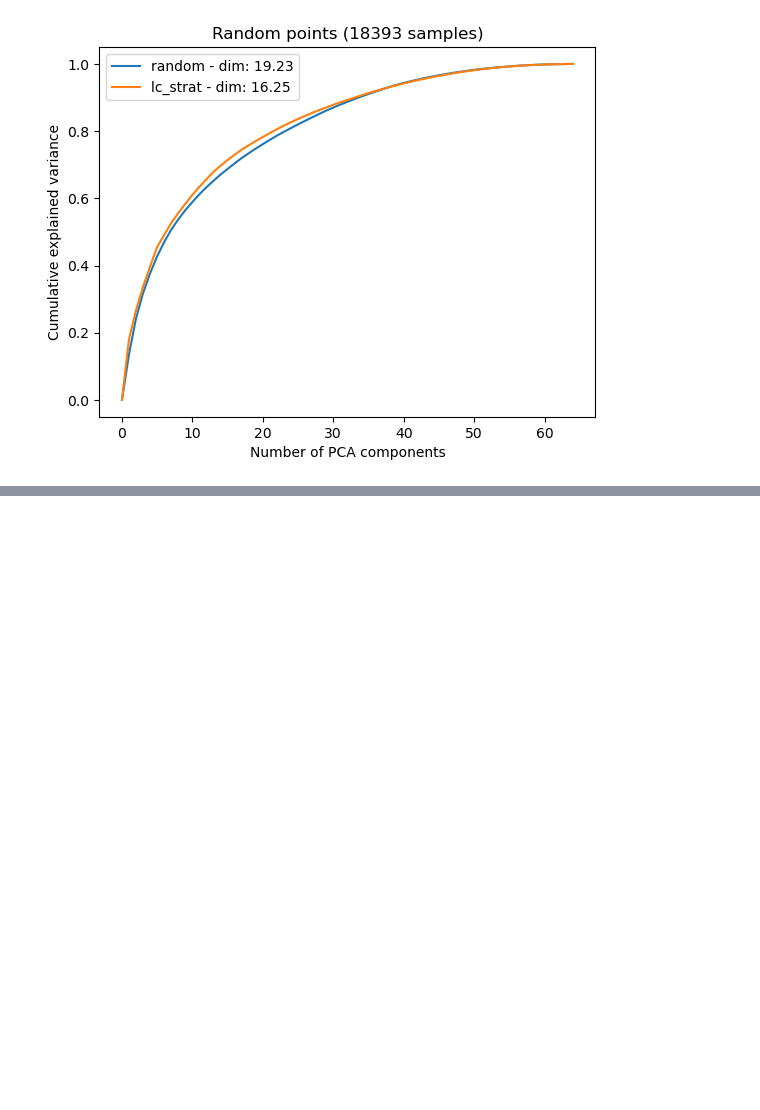
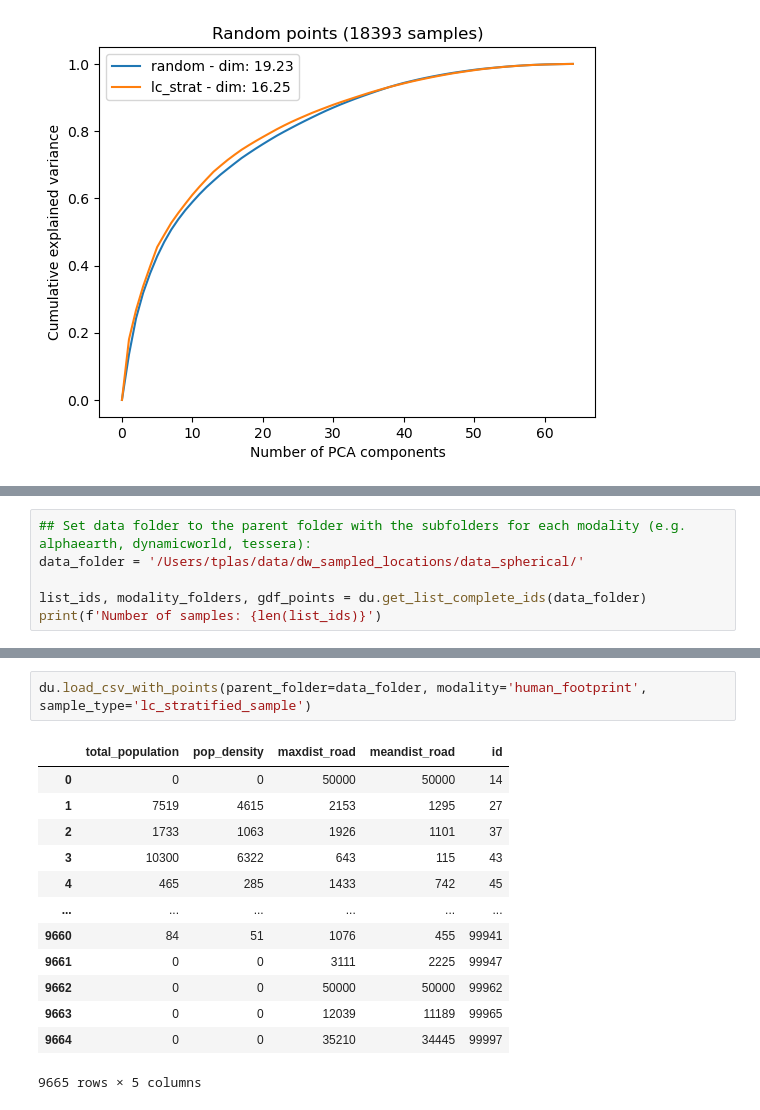
Before and after one commit to WUR-AI/interpret_earth_embeddings, a Jupyter notebook: notebooks/Extract random points from image.ipynb, the cells around one changed output, grey strips where cells are left out. Saved outputs shown, nothing was run; the diff lists cells and outputs as text; blank space fills up the shorter version.

Commit message:
Load other geospatial modalities

```diff
--- a/notebooks/Extract random points from image.ipynb
+++ b/notebooks/Extract random points from image.ipynb
@@ -213,0 +198,6 @@ plt.legend()
+# %%
+## Set data folder to the parent folder with the subfolders for each modality (e.g. alphaearth, dynamicworld, tessera):
+data_folder = '/Users/tplas/data/dw_sampled_locations/data_spherical/'
+
+list_ids, modality_folders, gdf_points = du.get_list_complete_ids(data_folder)
+print(f'Number of samples: {len(list_ids)}')
@@ -213,0 +239,16 @@ plt.legend()
+# %%
+du.load_csv_with_points(parent_folder=data_folder, modality='human_footprint', sample_type='lc_stratified_sample')
+# %% [output]
+|  | total_population | pop_density | maxdist_road | meandist_road | id |
+| 0 | 0 | 0 | 50000 | 50000 | 14 |
+| 1 | 7519 | 4615 | 2153 | 1295 | 27 |
+| 2 | 1733 | 1063 | 1926 | 1101 | 37 |
+| 3 | 10300 | 6322 | 643 | 115 | 43 |
+| 4 | 465 | 285 | 1433 | 742 | 45 |
+| ... | ... | ... | ... | ... | ... |
+| 9660 | 84 | 51 | 1076 | 455 | 99941 |
+| 9661 | 0 | 0 | 3111 | 2225 | 99947 |
+| 9662 | 0 | 0 | 50000 | 50000 | 99962 |
+| 9663 | 0 | 0 | 12039 | 11189 | 99965 |
+| 9664 | 0 | 0 | 35210 | 34445 | 99997 |
+9665 rows × 5 columns
```
Also changed, not shown: parts of 9 cells of this notebook, 4 other files.
